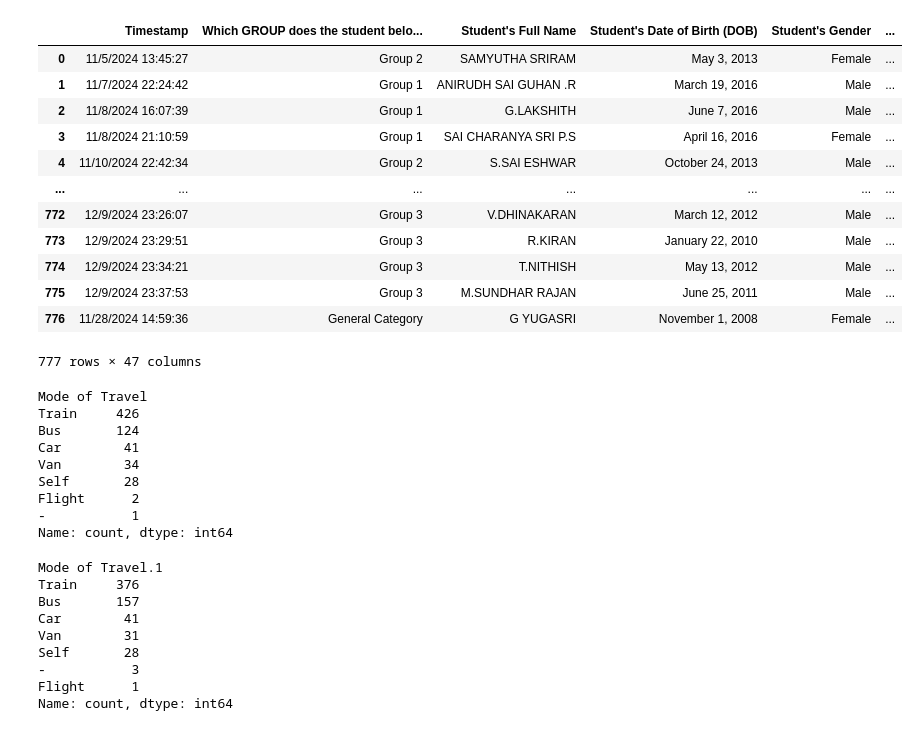
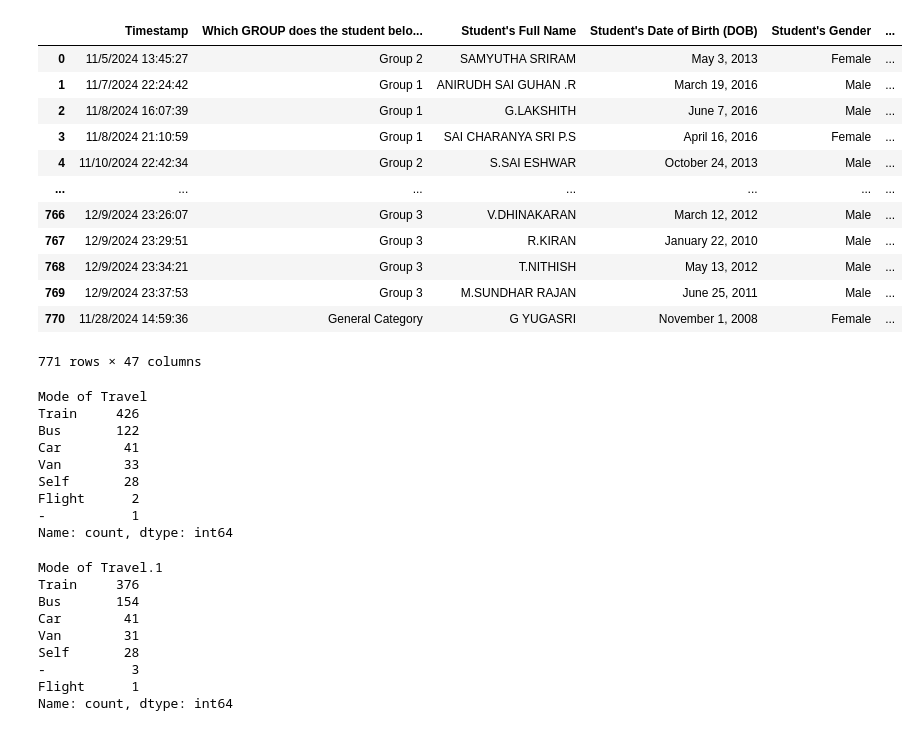
Before and after one commit to tanmay-563/slts-2024, a Jupyter notebook: firestore.ipynb, the cells around one changed output. Saved outputs shown, nothing was run; the diff lists cells and outputs as text; code cells hidden in the pictures.

Commit message:
Sync latest data to firestore.

```diff
--- a/firestore.ipynb
+++ b/firestore.ipynb
@@ -15,21 +15,21 @@ cred = credentials.Certificate("slts-8e29d-firebase-adminsdk-i6d1u-d3ea7654ac.js
 db = firestore.client()
 # %%
-df = pd.read_csv("data_fire_15.csv")
+df = pd.read_csv("data_fire_17.csv")
 df
 # %% [output]
 |  | Timestamp | Which GROUP does the student belo... | Student's Full Name | Student's Date of Birth (DOB) | Student's Gender | ... |
 | 0 | 11/5/2024 13:45:27 | Group 2 | SAMYUTHA SRIRAM | May 3, 2013 | Female | ... |
 | 1 | 11/7/2024 22:24:42 | Group 1 | ANIRUDH SAI GUHAN .R | March 19, 2016 | Male | ... |
 | 2 | 11/8/2024 16:07:39 | Group 1 | G.LAKSHITH | June 7, 2016 | Male | ... |
 | 3 | 11/8/2024 21:10:59 | Group 1 | SAI CHARANYA SRI P.S | April 16, 2016 | Female | ... |
 | 4 | 11/10/2024 22:42:34 | Group 2 | S.SAI ESHWAR | October 24, 2013 | Male | ... |
 | ... | ... | ... | ... | ... | ... | ... |
-| 772 | 12/9/2024 23:26:07 | Group 3 | V.DHINAKARAN | March 12, 2012 | Male | ... |
-| 773 | 12/9/2024 23:29:51 | Group 3 | R.KIRAN | January 22, 2010 | Male | ... |
-| 774 | 12/9/2024 23:34:21 | Group 3 | T.NITHISH | May 13, 2012 | Male | ... |
-| 775 | 12/9/2024 23:37:53 | Group 3 | M.SUNDHAR RAJAN | June 25, 2011 | Male | ... |
-| 776 | 11/28/2024 14:59:36 | General Category | G YUGASRI | November 1, 2008 | Female | ... |
+| 766 | 12/9/2024 23:26:07 | Group 3 | V.DHINAKARAN | March 12, 2012 | Male | ... |
+| 767 | 12/9/2024 23:29:51 | Group 3 | R.KIRAN | January 22, 2010 | Male | ... |
+| 768 | 12/9/2024 23:34:21 | Group 3 | T.NITHISH | May 13, 2012 | Male | ... |
+| 769 | 12/9/2024 23:37:53 | Group 3 | M.SUNDHAR RAJAN | June 25, 2011 | Male | ... |
+| 770 | 11/28/2024 14:59:36 | General Category | G YUGASRI | November 1, 2008 | Female | ... |
-777 rows × 47 columns
+771 rows × 47 columns
 # %%
 def formatModeOfTravel(val):
     val = str(val)
@@ -55,9 +55,9 @@ df["Mode of Travel"].value_counts()
 # %% [output]
 Mode of Travel
 Train     426
-Bus       124
+Bus       122
 Car        41
-Van        34
+Van        33
 Self       28
 Flight      2
 -           1
@@ -68,7 +68,7 @@ df["Mode of Travel.1"].value_counts()
 # %% [output]
 Mode of Travel.1
 Train     376
-Bus       157
+Bus       154
 Car        41
 Van        31
 Self       28
```
Also changed, not shown: parts of 3 cells of this notebook, 1 other file.
